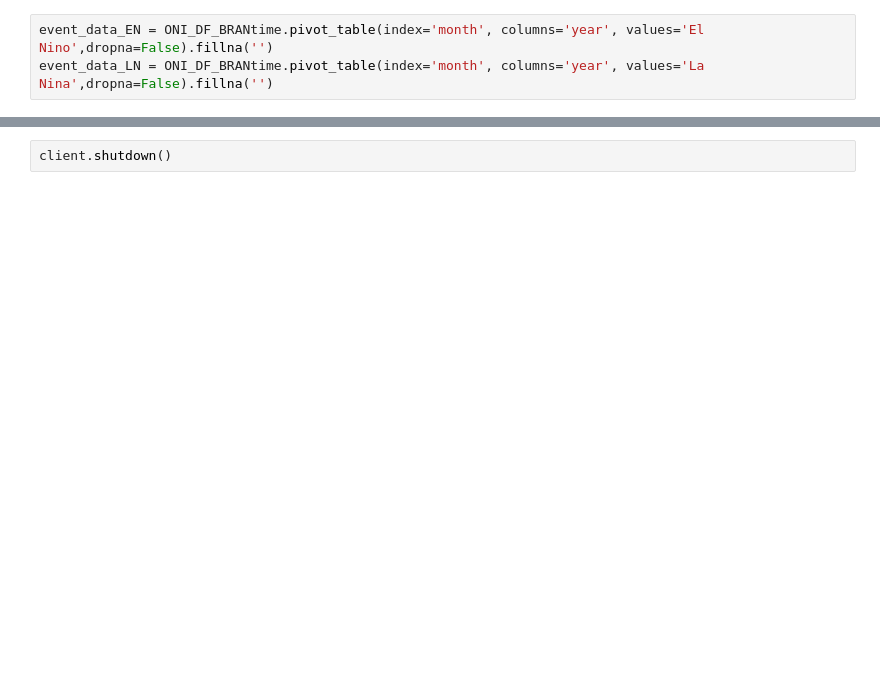
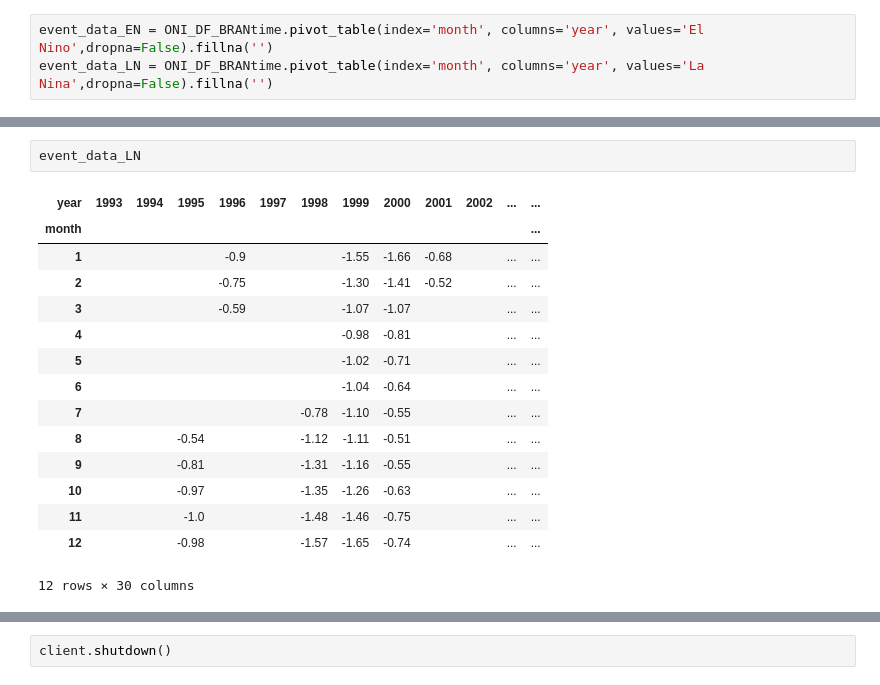
Before and after one commit to Thomas-Moore-Creative/BRAN-climatology-generator-demo, a Jupyter notebook: notebooks/heatmap_ENSO_i29.ipynb, the cells around one changed output, grey strips where cells are left out. Cells and saved outputs as stored; diff of their text form; blank space fills up the shorter version.

```diff
--- a/notebooks/heatmap_ENSO_i29.ipynb
+++ b/notebooks/heatmap_ENSO_i29.ipynb
@@ -410,0 +457,18 @@ El_Nino_std.isel(st_ocean=0).plot(robust=True)
+# %%
+event_data_LN
+# %% [output]
+| year | 1993 | 1994 | 1995 | 1996 | 1997 | 1998 | 1999 | 2000 | 2001 | 2002 | ... | ... |
+| month |  |  |  |  |  |  |  |  |  |  |  | ... |
+| 1 |  |  |  | -0.9 |  |  | -1.55 | -1.66 | -0.68 |  | ... | ... |
+| 2 |  |  |  | -0.75 |  |  | -1.30 | -1.41 | -0.52 |  | ... | ... |
+| 3 |  |  |  | -0.59 |  |  | -1.07 | -1.07 |  |  | ... | ... |
+| 4 |  |  |  |  |  |  | -0.98 | -0.81 |  |  | ... | ... |
+| 5 |  |  |  |  |  |  | -1.02 | -0.71 |  |  | ... | ... |
+| 6 |  |  |  |  |  |  | -1.04 | -0.64 |  |  | ... | ... |
+| 7 |  |  |  |  |  | -0.78 | -1.10 | -0.55 |  |  | ... | ... |
+| 8 |  |  | -0.54 |  |  | -1.12 | -1.11 | -0.51 |  |  | ... | ... |
+| 9 |  |  | -0.81 |  |  | -1.31 | -1.16 | -0.55 |  |  | ... | ... |
+| 10 |  |  | -0.97 |  |  | -1.35 | -1.26 | -0.63 |  |  | ... | ... |
+| 11 |  |  | -1.0 |  |  | -1.48 | -1.46 | -0.75 |  |  | ... | ... |
+| 12 |  |  | -0.98 |  |  | -1.57 | -1.65 | -0.74 |  |  | ... | ... |
+12 rows × 30 columns
```
Also changed, not shown: parts of 71 cells of this notebook, 4 other files.
